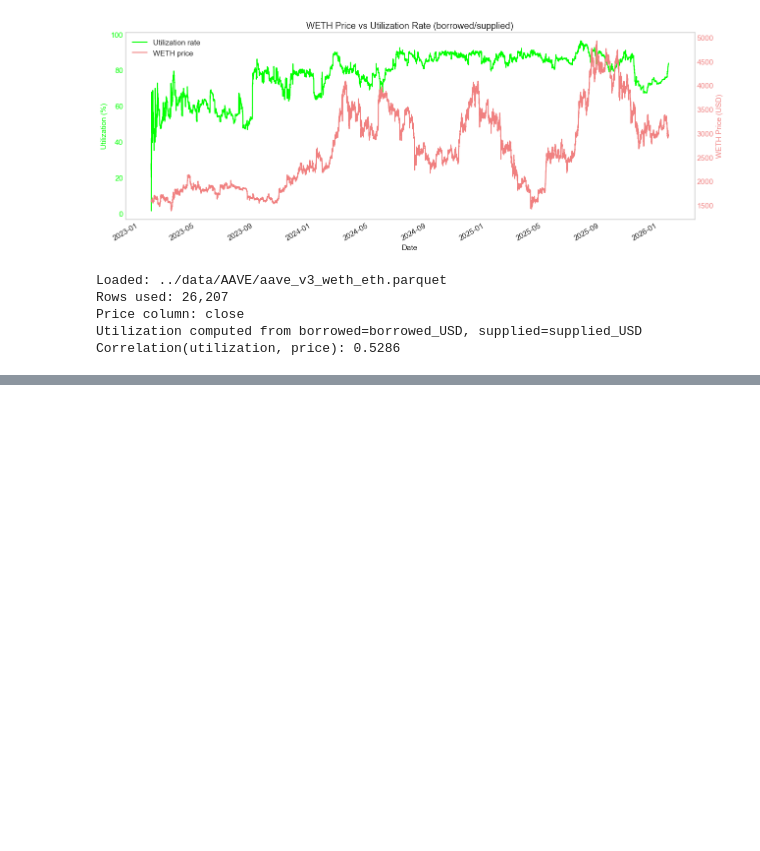
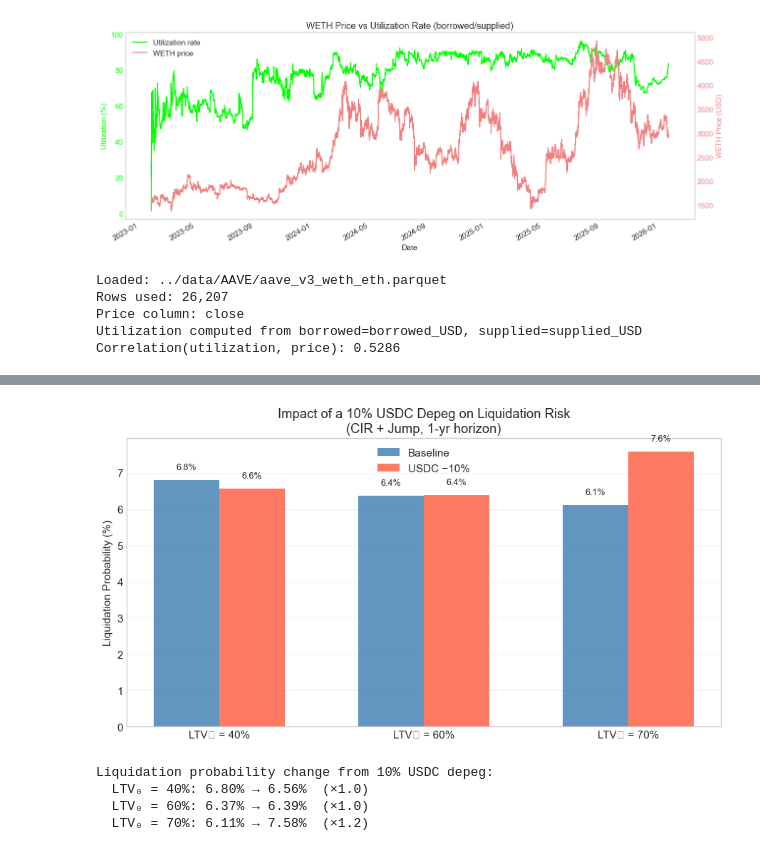
Before and after one commit to francisliu2/Defi_interestRate, a Jupyter notebook: src/aave_v3_carry_trade_analysis.ipynb, the cells around one changed output, grey strips where cells are left out. Cells and saved outputs as stored; diff of their text form; code cells hidden in the pictures; blank space fills up the shorter version.

Commit message:
sensitivity analysis

```diff
--- a/src/aave_v3_carry_trade_analysis.ipynb
+++ b/src/aave_v3_carry_trade_analysis.ipynb
@@ -1704,0 +1791,60 @@ Correlation(utilization, price): 0.5286
+# %%
+# ── Bar chart: baseline vs shocked liquidation probability ─────────────
+import matplotlib.pyplot as plt
+import numpy as np
+
+baseline_probs = []
+shocked_probs  = []
+labels         = []
+
+for ltv0 in ltv_levels_sa:
+    for _, row in df_shock.iterrows():
+        if row['Initial LTV'] == f'{ltv0*100:.0f}%':
+            prob_str = row['Liq. Prob (%)'].split()[0]   # strip "(instant)" if present
+            prob = float(prob_str)
+            if row['Scenario'] == 'Baseline':
+                baseline_probs.append(prob)
+                labels.append(f'LTV₀ = {ltv0*100:.0f}%')
+            else:
+                shocked_probs.append(prob)
+
+x     = np.arange(len(labels))
+width = 0.32
+
+fig, ax = plt.subplots(figsize=(9, 5))
+fig.patch.set_facecolor('none')
+fig.patch.set_alpha(0)
+ax.set_facecolor('none')
+ax.bar(x - width/2, baseline_probs, width, label='Baseline',  color='steelblue', alpha=0.85)
+ax.bar(x + width/2, shocked_probs,  width, label='USDC −10%', color='tomato',    alpha=0.85)
+
+ax.set_xticks(x)
+ax.set_xticklabels(labels)
+ax.set_ylabel('Liquidation Probability (%)')
+ax.set_title('Impact of a 10% USDC Depeg on Liquidation Risk\n(CIR + Jump, 1-yr horizon)')
+legend = ax.legend(framealpha=0)
+legend.get_frame().set_facecolor('none')
+ax.grid(axis='y', alpha=0.3)
+
+# Annotate bars
+for i, (b, s) in enumerate(zip(baseline_probs, shocked_probs)):
+    ax.text(i - width/2, b + 0.3, f'{b:.1f}%', ha='center', fontsize=9)
+    ax.text(i + width/2, s + 0.3, f'{s:.1f}%', ha='center', fontsize=9)
+
+plt.tight_layout()
+plt.savefig('usdc_depeg_sensitivity.png', dpi=150, transparent=True, bbox_inches='tight')
+plt.show()
+
+# Summary table
+print('\nLiquidation probability change from 10% USDC depeg:')
+for lbl, b, s in zip(labels, baseline_probs, shocked_probs):
+    if b > 0:
+        print(f'  {lbl}: {b:.2f}% → {s:.2f}%  (×{s/b:.1f})')
+    else:
+        print(f'  {lbl}: {b:.2f}% → {s:.2f}%')
+# %% [output]
+[figure, added]
+Liquidation probability change from 10% USDC depeg:
+  LTV₀ = 40%: 6.80% → 6.56%  (×1.0)
+  LTV₀ = 60%: 6.37% → 6.39%  (×1.0)
+  LTV₀ = 70%: 6.11% → 7.58%  (×1.2)
```
Also changed, not shown: parts of 6 cells of this notebook.
